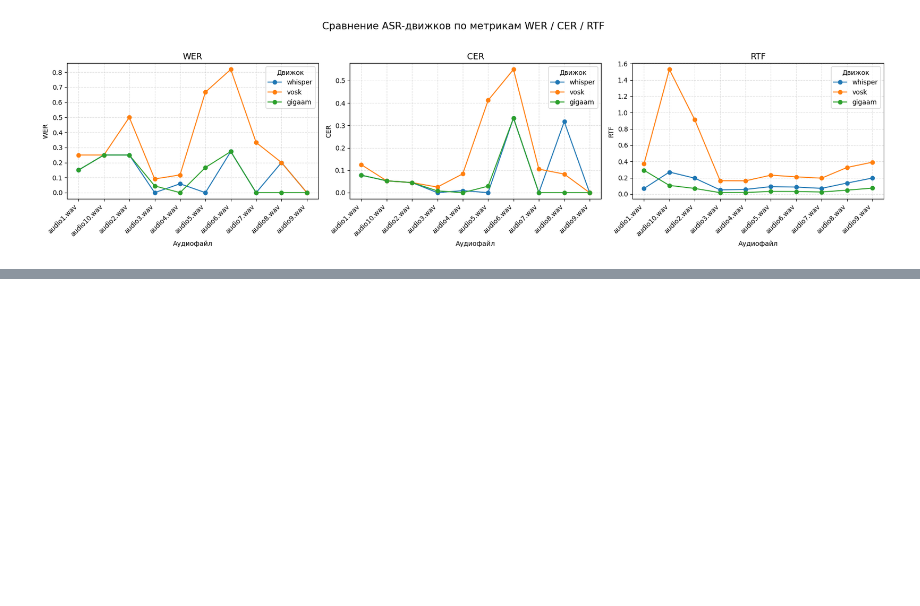
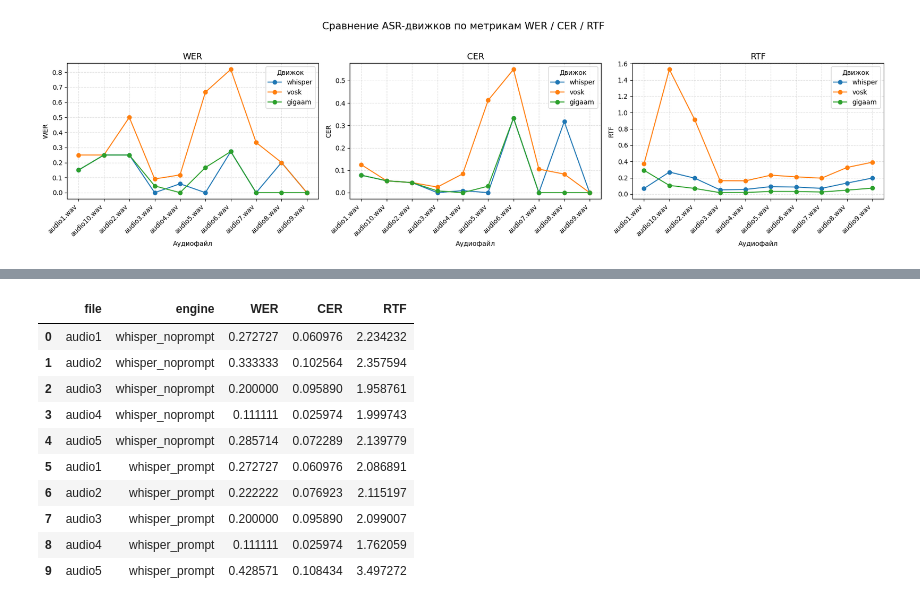
Before and after one commit to RaulIQ/grach-labs, a Jupyter notebook: Lab3.ipynb, the cells around one changed output, grey strips where cells are left out. Drawn from its saved outputs; the diff is of its cells as text; code cells hidden in the pictures; blank space fills up the shorter version.

```diff
--- a/Lab3.ipynb
+++ b/Lab3.ipynb
@@ -621,3 +627,19 @@ def plot_asr_comparison(df):
 plot_asr_comparison(df)
 # %% [output]
 [figure]
+# %%
+import os
+import time
+import json
+import soundfile as sf
+from faster_whisper import WhisperModel
+
+# === Пути ===
+BASE_DIR = "/content/drive/MyDrive/asr_lab/domain"
+AUDIO_DIR = f"{BASE_DIR}/wavs"
+OUT_DIR = f"{BASE_DIR}/results"
+HYP_DIR = f"{OUT_DIR}/hypotheses"
+META_DIR = f"{OUT_DIR}/metadata"
+
+os.makedirs(HYP_DIR, exist_ok=True)
+os.makedirs(META_DIR, exist_ok=True)
@@ -623,0 +722,63 @@ plot_asr_comparison(df)
+# %%
+import re
+from jiwer import wer
+import pandas as pd
+import json
+
+REF_DIR = f"{BASE_DIR}/refs"
+
+def normalize(text):
+    text = text.lower()
+    text = re.sub(r"[^а-яa-z0-9\s]", " ", text)
+    text = re.sub(r"\s+", " ", text)
+    return text.strip()
+
+def cer(ref, hyp):
+    r, h = list(ref), list(hyp)
+    D = [[0]*(len(h)+1) for _ in range(len(r)+1)]
+    for i in range(len(r)+1): D[i][0] = i
+    for j in range(len(h)+1): D[0][j] = j
+    for i in range(1,len(r)+1):
+        for j in range(1,len(h)+1):
+            cost = 0 if r[i-1]==h[j-1] else 1
+            D[i][j] = min(D[i-1][j]+1, D[i][j-1]+1, D[i-1][j-1]+cost)
+    return D[-1][-1] / max(1,len(r))
+
+results = []
+for engine in ["whisper_noprompt", "whisper_prompt"]:
+    for ref_file in sorted(os.listdir(REF_DIR)):
+        if not ref_file.endswith(".txt"):
+            continue
+        fname = ref_file.replace(".txt", "")
+        ref_path = os.path.join(REF_DIR, ref_file)
+        hyp_path = os.path.join(HYP_DIR, f"{engine}_{ref_file}")
+        meta_path = os.path.join(META_DIR, f"{engine}_{ref_file.replace('.txt','.json')}")
+        if not os.path.exists(hyp_path):
+            continue
+
+        with open(ref_path, encoding='utf-8') as f: ref = normalize(f.read())
+        with open(hyp_path, encoding='utf-8') as f: hyp = normalize(f.read())
+        with open(meta_path, encoding='utf-8') as f: meta = json.load(f)
+
+        results.append({
+            "file": fname,
+            "engine": engine,
+            "WER": wer(ref, hyp),
+            "CER": cer(ref, hyp),
+            "RTF": meta.get("rtf", None)
+        })
+
+df = pd.DataFrame(results)
+display(df)
+# %% [output]
+|  | file | engine | WER | CER | RTF |
+| 0 | audio1 | whisper_noprompt | 0.272727 | 0.060976 | 2.234232 |
+| 1 | audio2 | whisper_noprompt | 0.333333 | 0.102564 | 2.357594 |
+| 2 | audio3 | whisper_noprompt | 0.200000 | 0.095890 | 1.958761 |
+| 3 | audio4 | whisper_noprompt | 0.111111 | 0.025974 | 1.999743 |
+| 4 | audio5 | whisper_noprompt | 0.285714 | 0.072289 | 2.139779 |
+| 5 | audio1 | whisper_prompt | 0.272727 | 0.060976 | 2.086891 |
+| 6 | audio2 | whisper_prompt | 0.222222 | 0.076923 | 2.115197 |
+| 7 | audio3 | whisper_prompt | 0.200000 | 0.095890 | 2.099007 |
+| 8 | audio4 | whisper_prompt | 0.111111 | 0.025974 | 1.762059 |
+| 9 | audio5 | whisper_prompt | 0.428571 | 0.108434 | 3.497272 |
```
Also changed, not shown: parts of 8 cells of this notebook, 30 other files.
